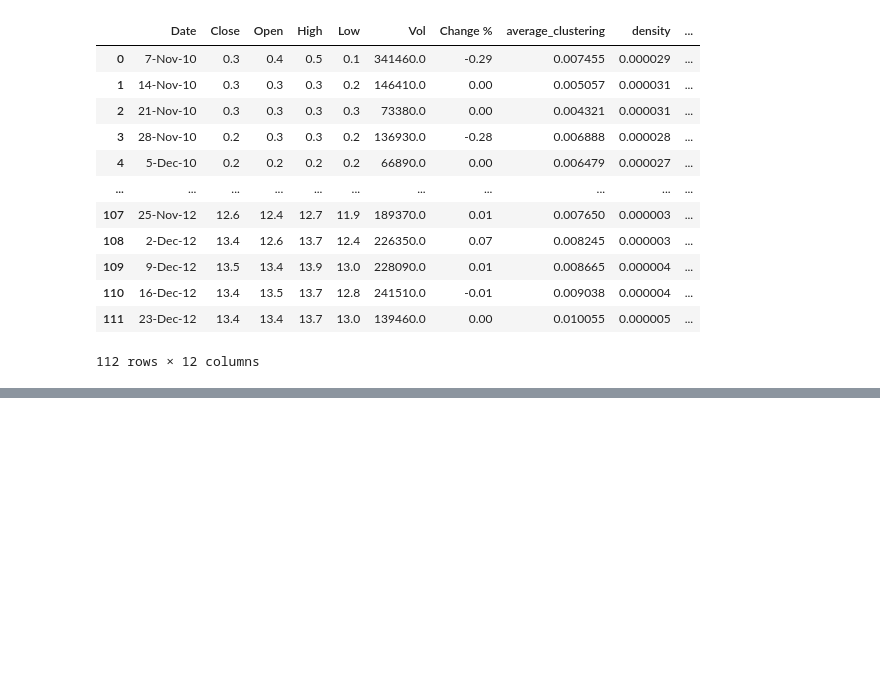
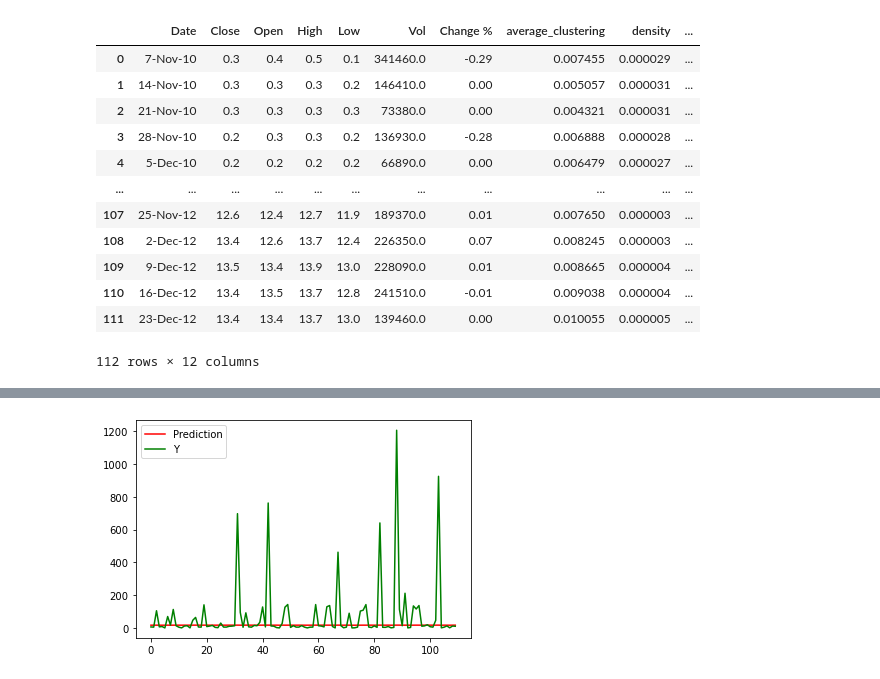
Before and after one commit to nebipeker/Analyzing-Transaction-Graphs-for-Price-Prediction-of-Bitcoin, a Jupyter notebook: LSTM Model.ipynb, the cells around one changed output, grey strips where cells are left out. Drawn from its saved outputs; the diff is of its cells as text; code cells hidden in the pictures; blank space fills up the shorter version.

```diff
--- a/LSTM Model.ipynb
+++ b/LSTM Model.ipynb
@@ -89,0 +211,7 @@ plt.show()
+# %%
+plt.plot(np.arange(trainPredict.shape[0]),trainPredict, c="r", label="Prediction")
+plt.plot(np.arange(trainPredict.shape[0]),y_train, c="g", label="Y")
+plt.legend()
+plt.show()
+# %% [output]
+[figure, added]
```
Also changed, not shown: parts of 14 cells of this notebook.
